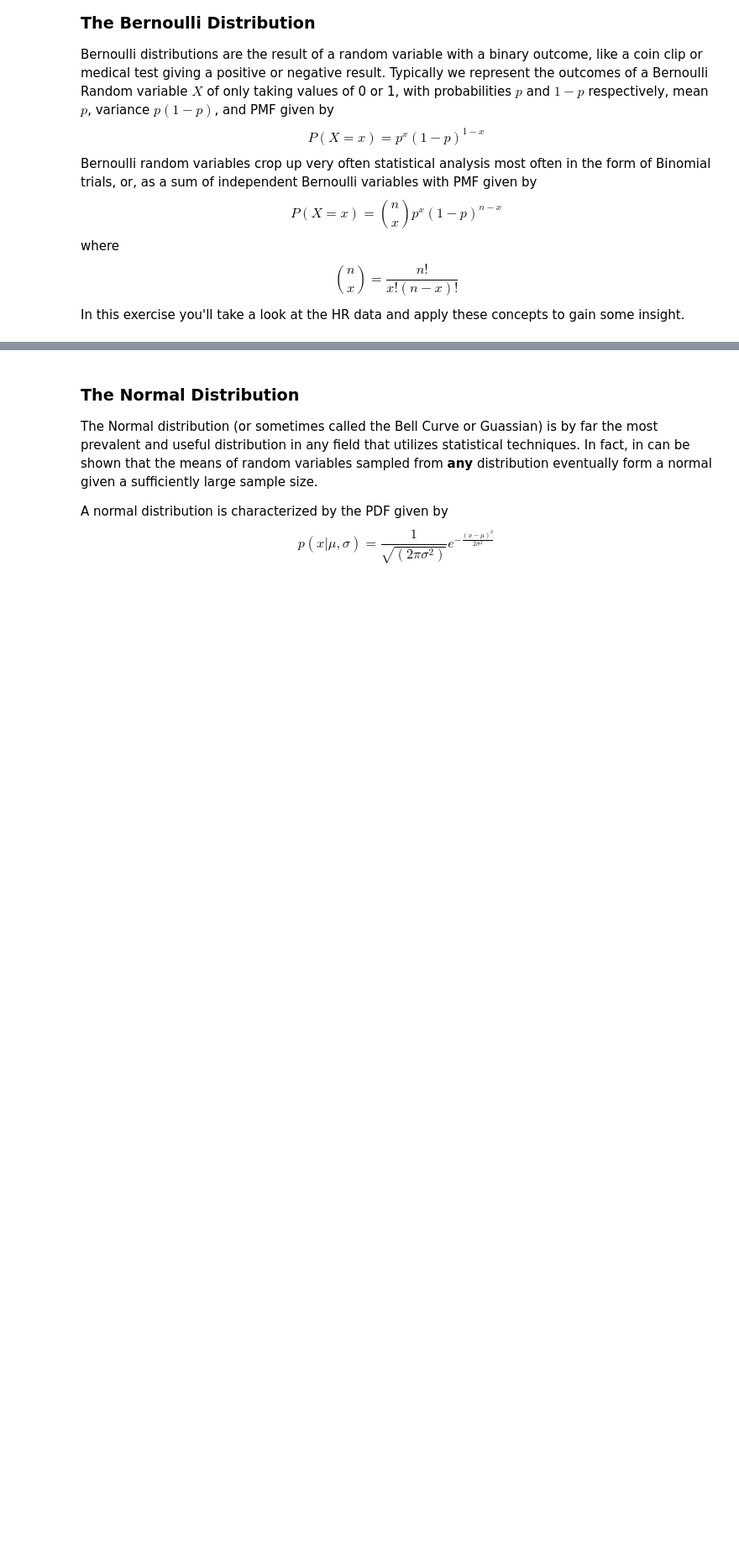
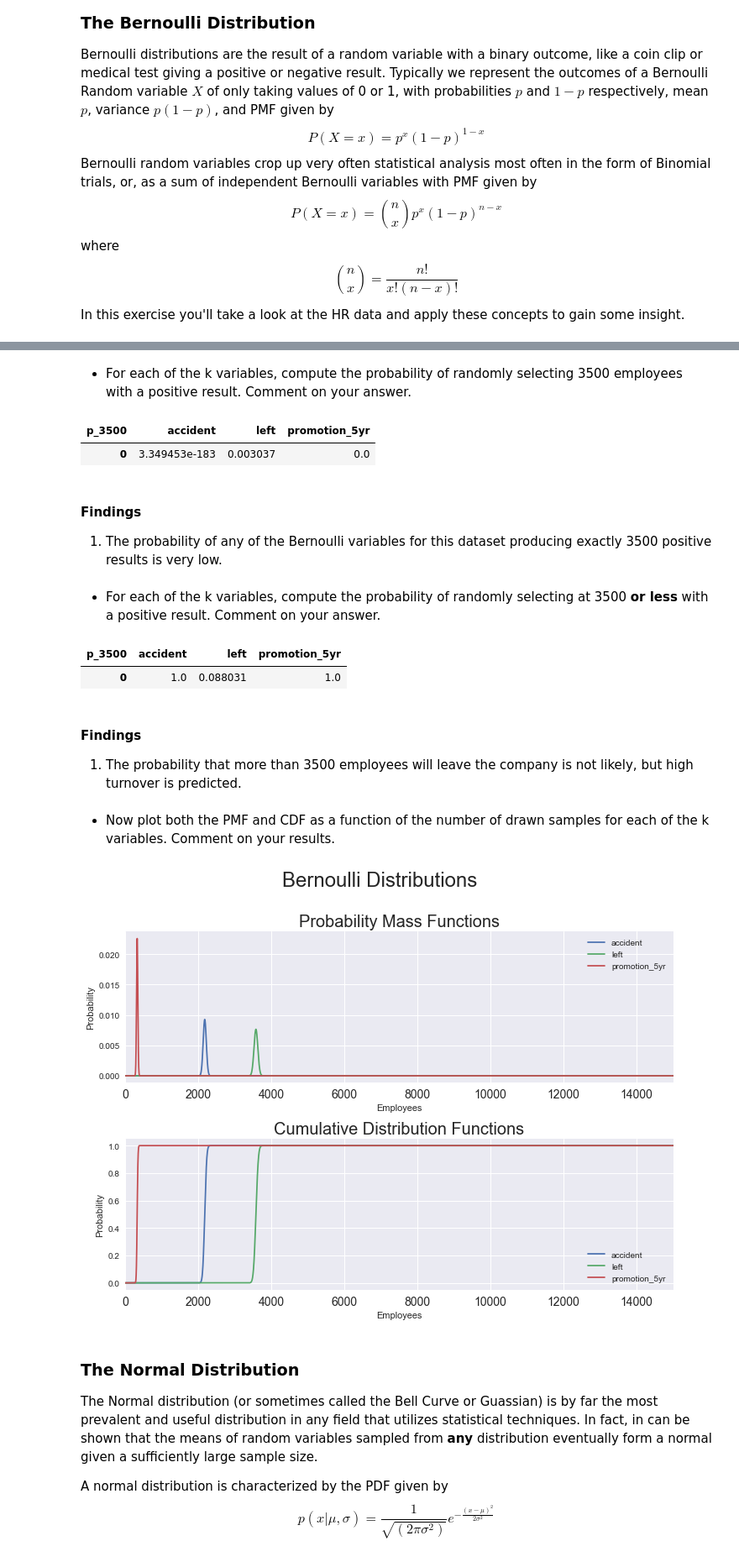
Before and after one commit to TimothyHelton/k2datascience, a Jupyter notebook: notebooks/HR_Exercise.ipynb, the cells around one changed output, grey strips where cells are left out. Shown at 84% size. Saved outputs shown, nothing was run; the diff lists cells and outputs as text; code cells hidden in the pictures; blank space fills up the shorter version.

Commit message:
FEAT: add Bernoulli distribution exercises

```diff
--- a/notebooks/HR_Exercise.ipynb
+++ b/notebooks/HR_Exercise.ipynb
@@ -224,3 +243,29 @@ Using the HR data, answer the following.
+# %% [markdown]
+- For each of the k variables, compute the probability of randomly selecting 3500 employees with a positive result.  Comment on your answer.
+# %%
+hr.calc_p_bernoulli_k()
+# %% [output]
+| p_3500 | accident | left | promotion_5yr |
+| 0 | 3.349453e-183 | 0.003037 | 0.0 |
+# %% [markdown]
+#### Findings
+1. The probability of any of the Bernoulli variables for this dataset producing exactly 3500 positive results is very low.
+# %% [markdown]
+- For each of the k variables, compute the probability of randomly selecting at 3500 **or less** with a positive result.  Comment on your answer.
+# %%
+hr.calc_p_bernoulli_k(cumulative=True)
+# %% [output]
+| p_3500 | accident | left | promotion_5yr |
+| 0 | 1.0 | 0.088031 | 1.0 |
+# %% [markdown]
+#### Findings
+1. The probability that more than 3500 employees will leave the company is not likely, but high turnover is predicted.
+# %% [markdown]
+- Now plot both the PMF and CDF as a function of the number of drawn samples for each of the k variables.  Comment on your results.
+# %%
+hr.bernoulli_plot()
+# %% [output]
+[figure, added]
 # %% [markdown]
 ### The Normal Distribution
 The Normal distribution (or sometimes called the Bell Curve or Guassian) is by far the most prevalent and useful distribution in any field that utilizes statistical techniques.  In fact, in can be shown that the means of random variables sampled from **any** distribution eventually form a normal given a sufficiently large sample size.
```
Also changed, not shown: parts of 17 cells of this notebook, 1 other file.
